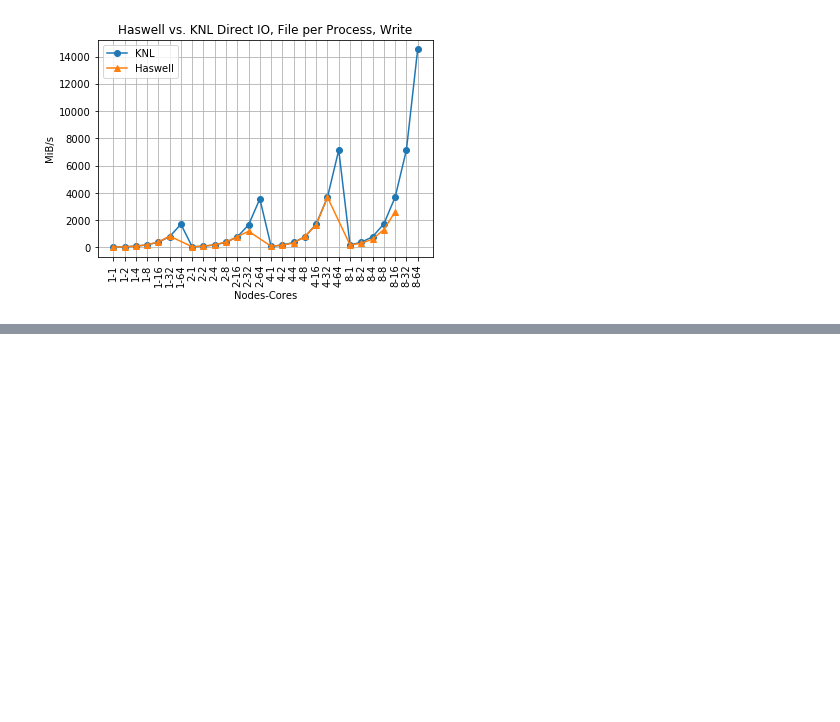
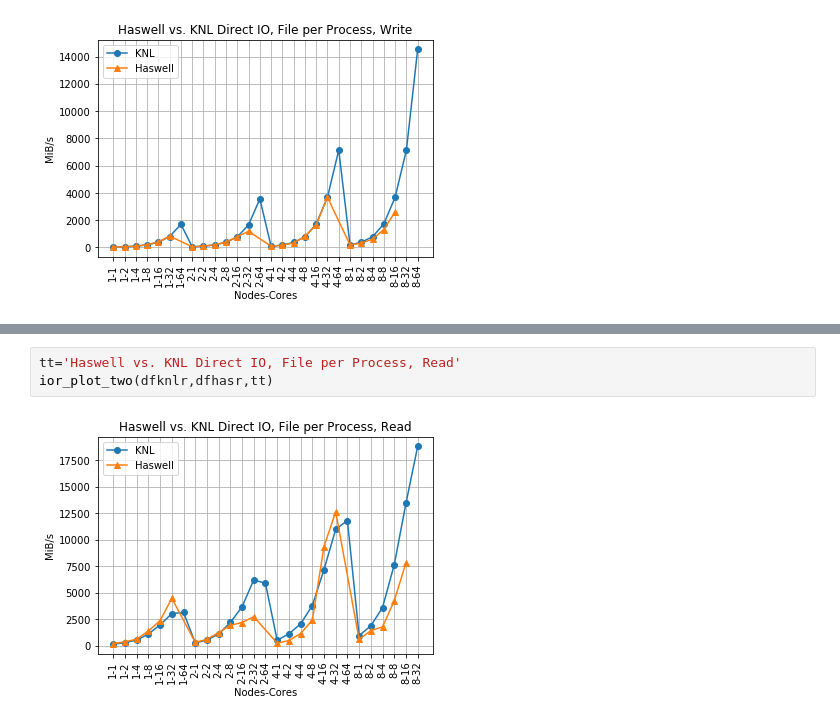
Before and after one commit to NERSC/heterogeneous-IO, a Jupyter notebook: cpu/plot/iostack.ipynb, the cells around one changed output, grey strips where cells are left out. Cells and saved outputs as stored; diff of their text form; blank space fills up the shorter version.

```diff
--- a/cpu/plot/iostack.ipynb
+++ b/cpu/plot/iostack.ipynb
@@ -106,0 +135,5 @@ ior_plot_two(dfknl,dfhas,tt)
+# %%
+tt='Haswell vs. KNL Direct IO, File per Process, Read'
+ior_plot_two(dfknlr,dfhasr,tt)
+# %% [output]
+[figure, added]
```
Also changed, not shown: parts of 5 cells of this notebook.
